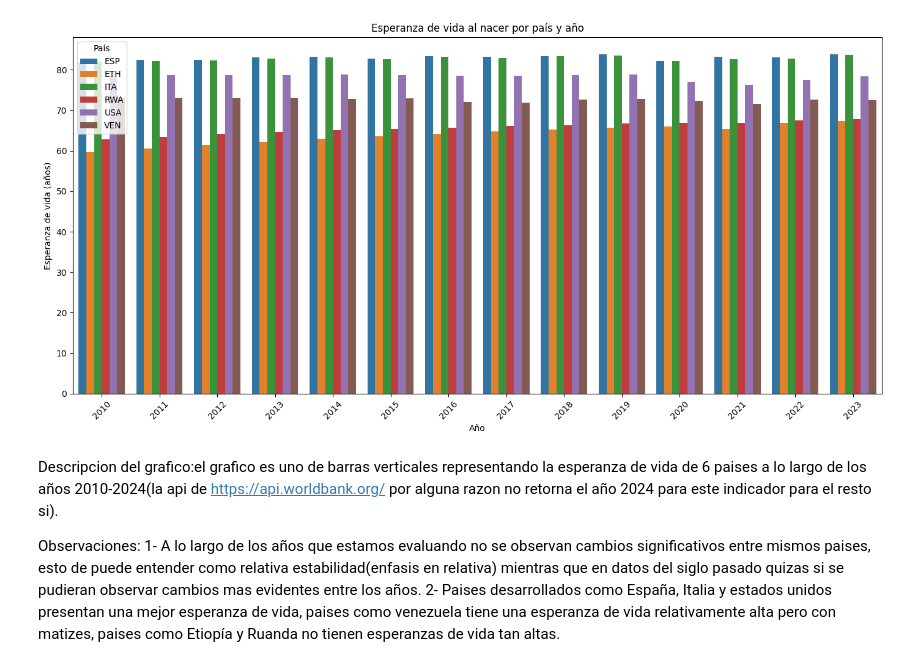
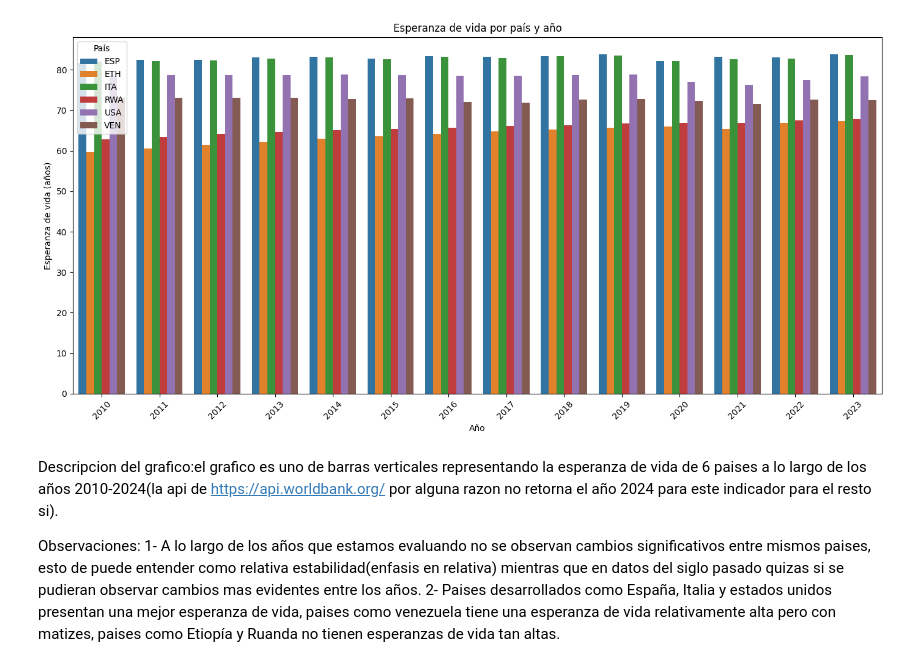
Before and after one commit to 4GeeksAcademy/andrupax94-interacting-with-api-python-project-tutorial, a Jupyter notebook: src/world_bank_analysis.ipynb, the cells around one changed output. Cells and saved outputs as stored; diff of their text form; code cells hidden in the pictures.

```diff
--- a/src/world_bank_analysis.ipynb
+++ b/src/world_bank_analysis.ipynb
@@ -73,23 +137,24 @@ df_life_hope=df_life_hope.rename(columns={"Valor":"Esperanza De Vida"})
 # %%
-plt.figure(figsize=(14, 7))
-
+#creamos un grafico de barras "Esperanza de vida por pais y año" en este caso solo necesitamos 1 de los 4 datafreames que creamos
+plt.figure(figsize = (14, 7))
 sns.barplot(
-    data=df_life_hope,
-    x="Año",
-    y="Esperanza De Vida",
-    hue="Pais(Iso3)",
-    palette="tab10"
+    data = df_life_hope, #le pasamos el dataframe
+    x = "Año", #Columna Eje X
+    y = "Esperanza De Vida",#Columna Eje Y
+    hue = "Pais(Iso3)", #Separamos por pais para que muestre una barra diferente por pais adeas de añadir la leyenda
+    palette = "tab10" #la paleta de colores
 )
-
-plt.title("Esperanza de vida al nacer por país y año")
+#configuramos un poco los titulos y las etiquetas
+plt.title("Esperanza de vida por pais y año")
 plt.xlabel("Año")
 plt.ylabel("Esperanza de vida (años)")
-plt.legend(title="País")
-plt.xticks(rotation=45)
+plt.legend(title = "Pais")
+plt.xticks(rotation = 45)
+#intentamos evitar que se solapen las etiquetas con tight_layout
 plt.tight_layout()
 plt.show()
 # %% [output]
-[figure, old version]
+[figure, new version]
 # %% [markdown]
 Descripcion del grafico:el grafico es uno de barras verticales representando la esperanza de vida de 6 paises a lo largo de los años 2010-2024(la api de https://api.worldbank.org/ por alguna razon no retorna el año 2024 para este indicador para el resto si).
 
```
Also changed, not shown: parts of 8 cells of this notebook, 1 other file.
